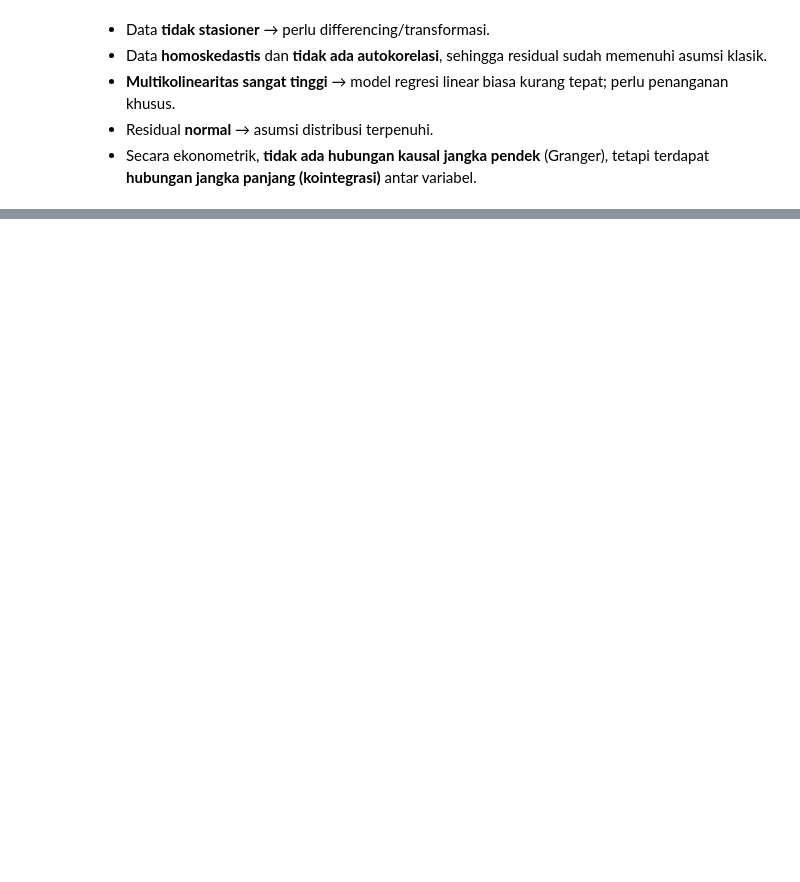
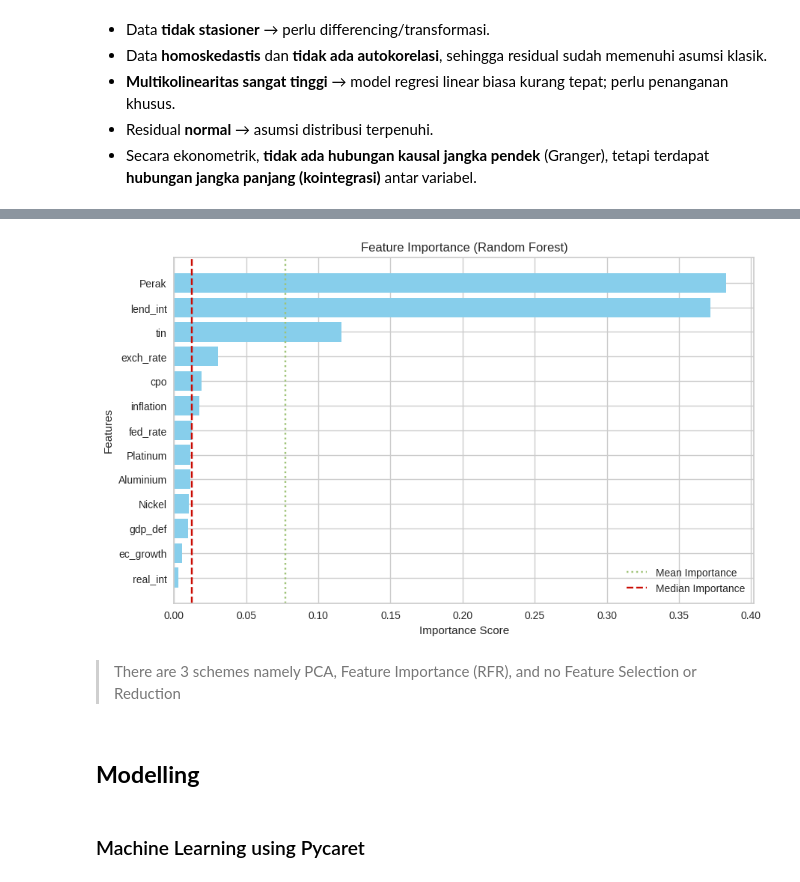
Before and after one commit to maybeitsai/gold-price-prediction, a Jupyter notebook: main.ipynb, the cells around one changed output, grey strips where cells are left out. Cells and saved outputs as stored; diff of their text form; code cells hidden in the pictures; blank space fills up the shorter version.

```diff
--- a/main.ipynb
+++ b/main.ipynb
@@ -979,0 +966,12 @@ display(results_df)
+# %%
+# 1. Definisikan model
+rf = RandomForestRegressor(n_estimators=500, random_state=42)
+rf.fit(X_scaled, y)
+
+# 2. Seleksi fitur otomatis (importance >= median)
+selector = SelectFromModel(rf, threshold="median", prefit=True)
+
+# 3. Ambil dataset baru dengan fitur terpilih
+X_selected = selector.transform(X_scaled)
+selected_cols = X_scaled.columns[selector.get_support()]
+X_rfr = pd.DataFrame(X_selected, columns=selected_cols, index=X_scaled.index)
@@ -979,0 +990,24 @@ display(results_df)
+# %%
+# 5. Visualisasi Feature Importance
+importances = rf.feature_importances_
+feat_importance_df = pd.DataFrame({
+    'Variable': X_scaled.columns,
+    'Importance': importances
+}).sort_values('Importance', ascending=False)
+
+plt.figure(figsize=(10,6))
+plt.barh(feat_importance_df['Variable'], feat_importance_df['Importance'], color='skyblue')
+plt.axvline(x=importances.mean(), color='g', linestyle=':', label="Mean Importance")
+plt.axvline(x=np.median(importances), color='r', linestyle='--', label="Median Importance")
+plt.gca().invert_yaxis()
+plt.title("Feature Importance (Random Forest)")
+plt.xlabel("Importance Score")
+plt.ylabel("Features")
+plt.legend()
+plt.show()
+# %% [output]
+[figure, added]
+# %% [markdown]
+> There are 3 schemes namely PCA, Feature Importance (RFR), and no Feature Selection or Reduction
+# %% [markdown]
+## **Modelling**
@@ -979,0 +1048,2 @@ display(results_df)
+# %% [markdown]
+### Machine Learning using Pycaret
```
Also changed, not shown: parts of 51 cells of this notebook, 1 other file.
